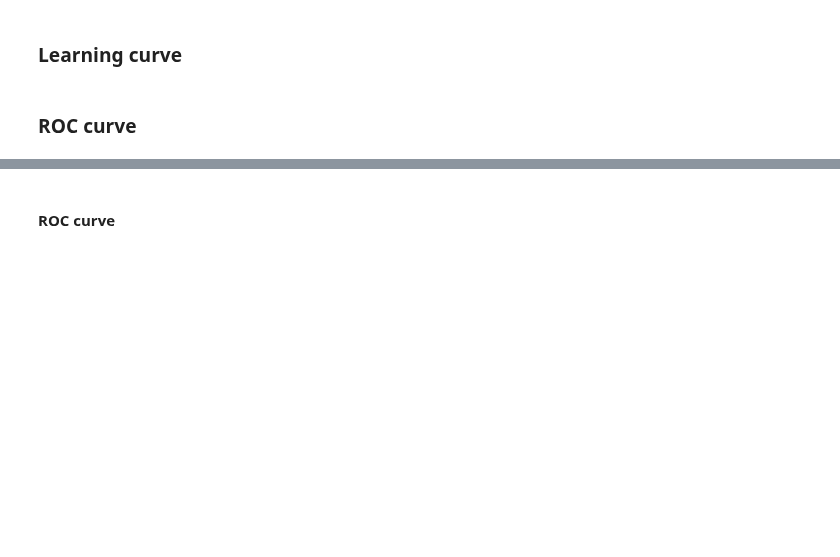
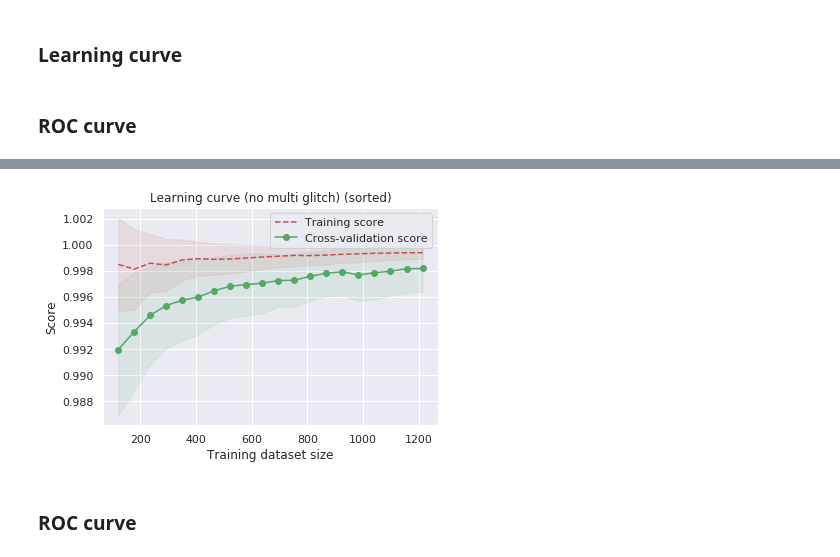
Before and after one commit to Paolo97Gll/bachelor_thesis, a Jupyter notebook: ml_models/SVC/SVC_nmg.ipynb, the cells around one changed output, grey strips where cells are left out. Drawn from its saved outputs; the diff is of its cells as text; code cells hidden in the pictures; blank space fills up the shorter version.

```diff
--- a/ml_models/SVC/SVC_nmg.ipynb
+++ b/ml_models/SVC/SVC_nmg.ipynb
@@ -669,11 +464,13 @@ plot_confusion_matrix(cm, labels_text, 'Confusion matrix (no multi glitch)', 'ri
 # %%
 # Classifier and cross-validation method
-clf = SVC(kernel=best_kernel, gamma=best_gamma, C=best_C)
+clf = SVC(kernel=best_kernel, C=best_C)
 cv = ShuffleSplit(n_splits=100, test_size=0.3, random_state=0)
 
 # Plot learning curve
-plot_learning_curve(clf, data, target, 'Learning curve (no multi glitch)', 'ris/plots/learning_curve.pdf', cv=cv, n_jobs=-1)
+plot_learning_curve(clf, data_s, target, 'Learning curve (no multi glitch) (sorted)', 'ris/plots/nmg_s-learning_curve.pdf', cv=cv, save=False)
+# %% [output]
+[figure, added]
 # %% [markdown]
-#### ROC curve
+### ROC curve
 # %%
 # Classifier and cross-validation method
```
Also changed, not shown: parts of 55 cells of this notebook.
